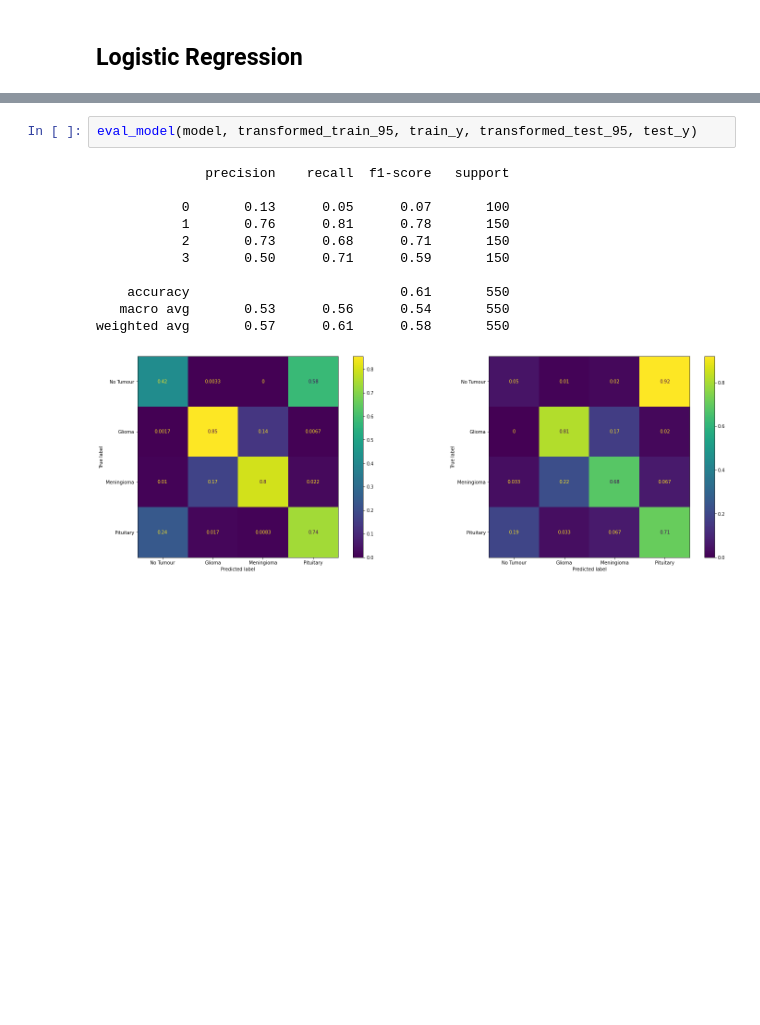
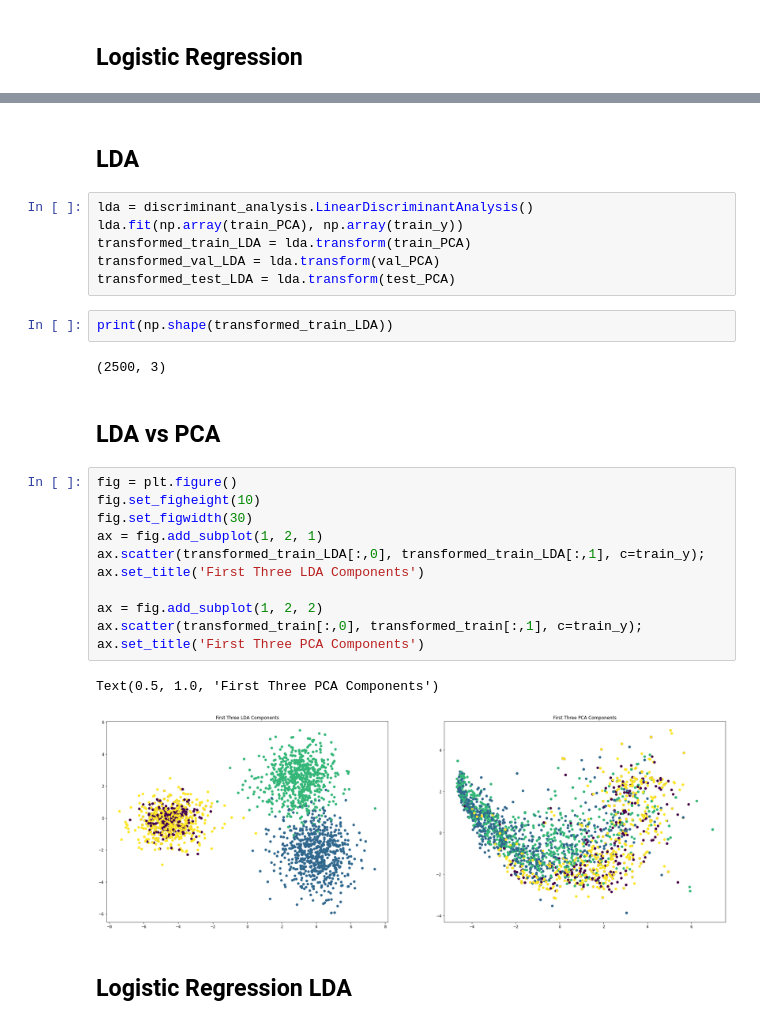
Before and after one commit to Shahak-Kuba/CAB420_Group, a Jupyter notebook: PCA_LOGISTIC_Tumor_Classifier.ipynb, the cells around one changed output, grey strips where cells are left out. Drawn from its saved outputs; the diff is of its cells as text; blank space fills up the shorter version.

```diff
--- a/PCA_LOGISTIC_Tumor_Classifier.ipynb
+++ b/PCA_LOGISTIC_Tumor_Classifier.ipynb
@@ -199,14 +180,30 @@ def eval_model(model, X_train, Y_train, X_test, Y_test):
-# %%
-eval_model(model, transformed_train_95, train_y, transformed_test_95, test_y)
-# %% [output]
-              precision    recall  f1-score   support
-
-           0       0.13      0.05      0.07       100
-           1       0.76      0.81      0.78       150
-           2       0.73      0.68      0.71       150
-           3       0.50      0.71      0.59       150
-
-    accuracy                           0.61       550
-   macro avg       0.53      0.56      0.54       550
-weighted avg       0.57      0.61      0.58       550
-[figure, removed]
+# %% [markdown]
+## LDA
+# %%
+lda = discriminant_analysis.LinearDiscriminantAnalysis()
+lda.fit(np.array(train_PCA), np.array(train_y))
+transformed_train_LDA = lda.transform(train_PCA)
+transformed_val_LDA = lda.transform(val_PCA)
+transformed_test_LDA = lda.transform(test_PCA)
+# %%
+print(np.shape(transformed_train_LDA))
+# %% [output]
+(2500, 3)
+# %% [markdown]
+## LDA vs PCA
+# %%
+fig = plt.figure()
+fig.set_figheight(10)
+fig.set_figwidth(30)
+ax = fig.add_subplot(1, 2, 1)
+ax.scatter(transformed_train_LDA[:,0], transformed_train_LDA[:,1], c=train_y);
+ax.set_title('First Three LDA Components')
+
+ax = fig.add_subplot(1, 2, 2)
+ax.scatter(transformed_train[:,0], transformed_train[:,1], c=train_y);
+ax.set_title('First Three PCA Components')
+# %% [output]
+Text(0.5, 1.0, 'First Three PCA Components')
+[figure, added]
+# %% [markdown]
+## Logistic Regression LDA
```
Also changed, not shown: parts of 14 cells of this notebook, 5 other files.
